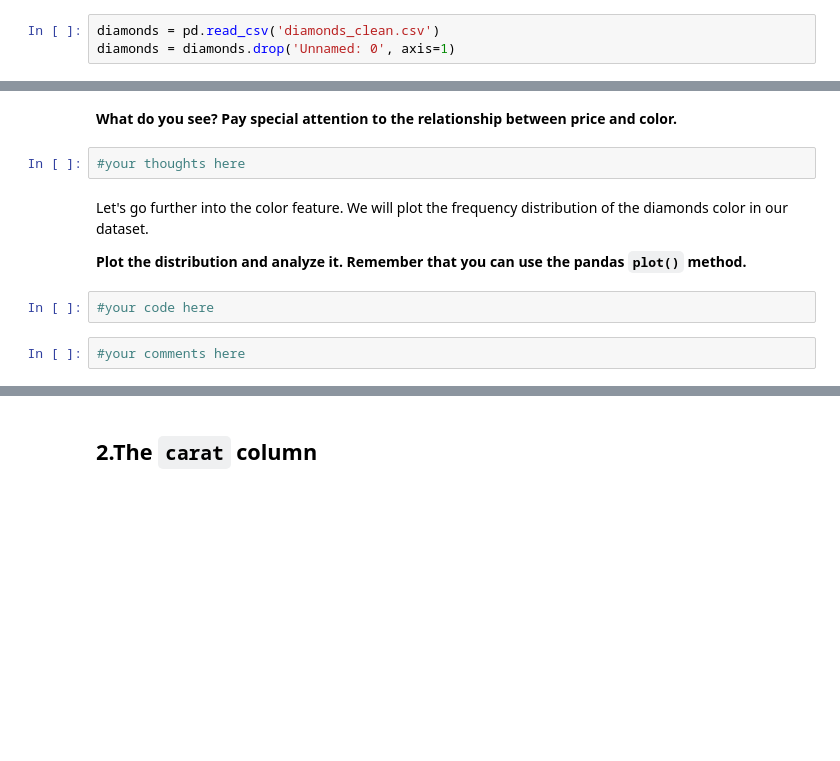
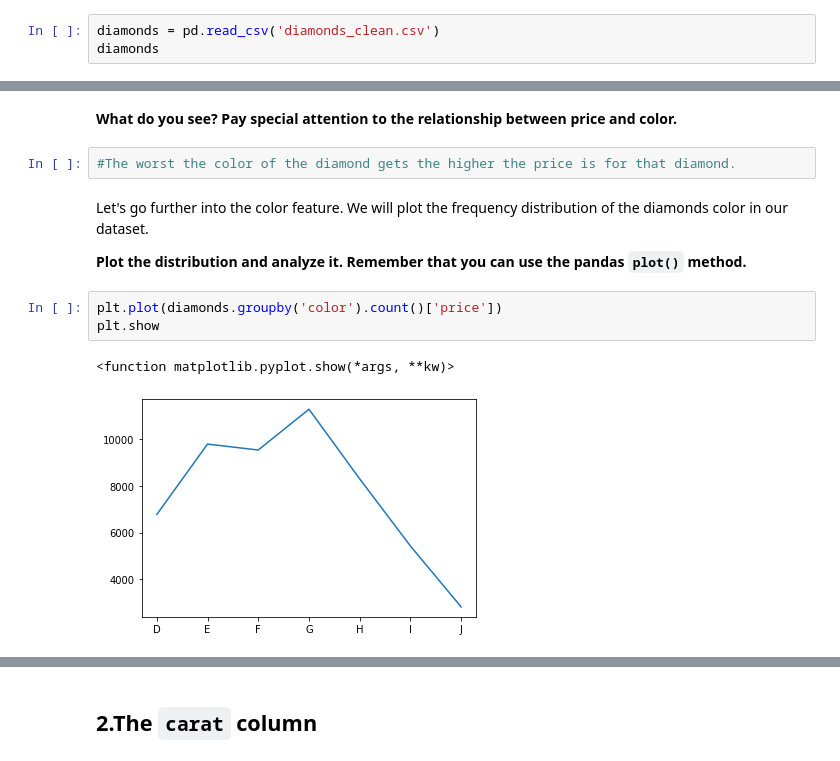
Before and after one commit to ironhack-datalabs/dataV2-labs, a Jupyter notebook: module-2/M2-mini-project1/2.-EDA.ipynb, the cells around one changed output, grey strips where cells are left out. Drawn from its saved outputs; the diff is of its cells as text; blank space fills up the shorter version.

```diff
--- a/module-2/M2-mini-project1/2.-EDA.ipynb
+++ b/module-2/M2-mini-project1/2.-EDA.ipynb
@@ -10,4 +10,4 @@ import pandas as pd
 import matplotlib.pyplot as plt
 # %%
 diamonds = pd.read_csv('diamonds_clean.csv')
-diamonds = diamonds.drop('Unnamed: 0', axis=1)
+diamonds
@@ -37,12 +74,14 @@ First, let's look at the color column.
 # %% [markdown]
 **What do you see? Pay special attention to the relationship between price and color.**
-# %%
-#your thoughts here
+# %%
+#The worst the color of the diamond gets the higher the price is for that diamond.
 # %% [markdown]
 Let's go further into the color feature. We will plot the frequency distribution of the diamonds color in our dataset.
 
 **Plot the distribution and analyze it. Remember that you can use the pandas `plot()` method.**
-# %%
-#your code here
-# %%
-#your comments here
+# %%
+plt.plot(diamonds.groupby('color').count()['price'])
+plt.show
+# %% [output]
+<function matplotlib.pyplot.show(*args, **kw)>
+[figure, added]
```
Also changed, not shown: parts of 29 cells of this notebook, 7 other files.
